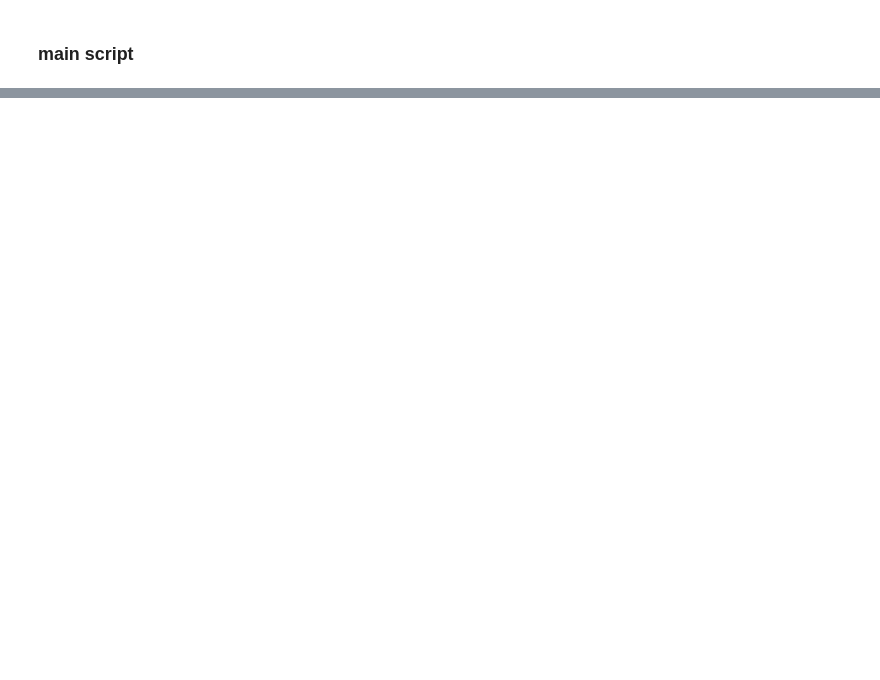
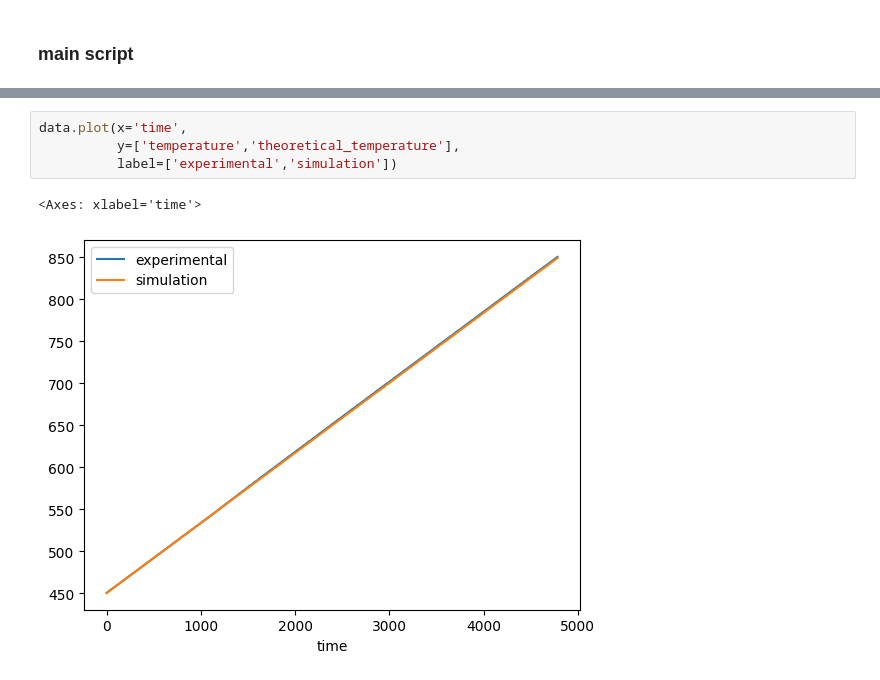
Before and after one commit to abasilio91/biomass-pyrolysis, a Jupyter notebook: main.ipynb, the cells around one changed output, grey strips where cells are left out. Drawn from its saved outputs; the diff is of its cells as text; blank space fills up the shorter version.

```diff
--- a/main.ipynb
+++ b/main.ipynb
@@ -164,0 +179,7 @@ plot_data(data, hemicellulose, cellulose, lignin)
+# %%
+data.plot(x='time',
+          y=['temperature','theoretical_temperature'],
+          label=['experimental','simulation'])
+# %% [output]
+<Axes: xlabel='time'>
+[figure, added]
```
Also changed, not shown: parts of 8 cells of this notebook.
